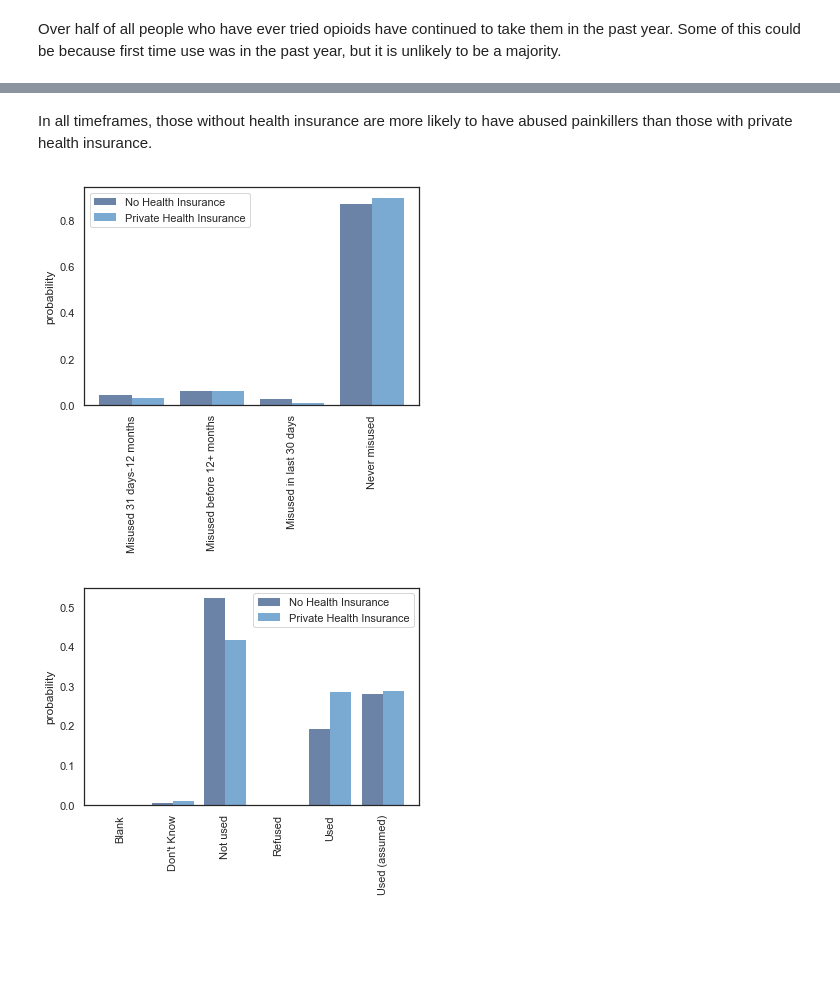
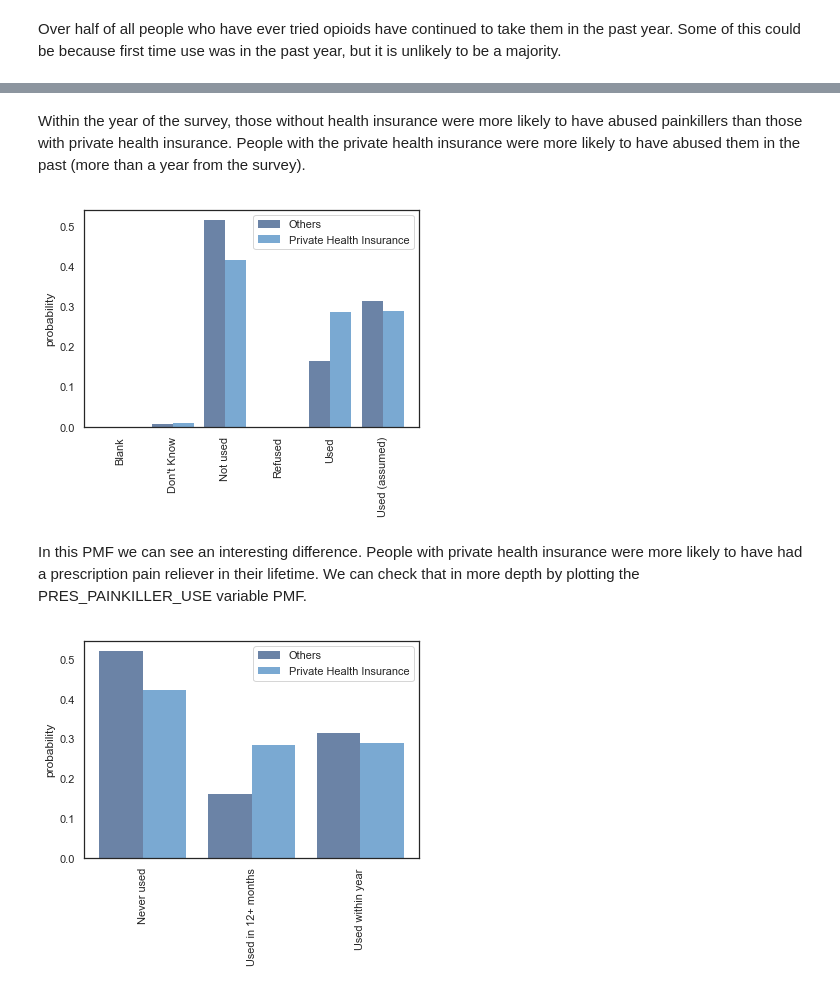
Before and after one commit to mhreid/OpioidsAndDemographics, a Jupyter notebook: project1/Opioids_and_Health_Insurance.ipynb, the cells around one changed output, grey strips where cells are left out. Cells and saved outputs as stored; diff of their text form; code cells hidden in the pictures; blank space fills up the shorter version.

```diff
--- a/project1/Opioids_and_Health_Insurance.ipynb
+++ b/project1/Opioids_and_Health_Insurance.ipynb
@@ -198,3 +314,3 @@ decorate(ylabel='Probability', title='Recent painkiller misuse for people who ha
 # %%
-no_hi = df[df.HEALTH_INSURANCE == "Without any HI"]
+no_hi = df[df.HEALTH_INSURANCE != "Has Private HI"]
 priv_hi = df[df.HEALTH_INSURANCE == "Has Private HI"]
@@ -201,20 +326,22 @@ priv_hi = df[df.HEALTH_INSURANCE == "Has Private HI"]
 # %% [markdown]
-In all timeframes, those without health insurance are more likely to have abused painkillers than those with private health insurance.
+Within the year of the survey, those without health insurance were more likely to have abused painkillers than those with private health insurance. People with the private health insurance were more likely to have abused them in the past (more than a year from the survey).
 # %%
-pmf_a = Pmf(no_hi["REC_PAINKILLER_MISUSE"])
-pmf_b = Pmf(priv_hi["REC_PAINKILLER_MISUSE"])
-thinkplot.Hist(pmf_a, align='right', width=width, label = 'No Health Insurance')
-thinkplot.Hist(pmf_b, align='left', width=width, label = 'Private Health Insurance')
-plt.xticks(np.arange(0, 4, step=1), rotation='vertical')
+pmf_c = Pmf(no_hi["ANY_PAINKILLER_LIFETIME"])
+pmf_d = Pmf(priv_hi["ANY_PAINKILLER_LIFETIME"])
+thinkplot.Hist(pmf_c, align='right', width=width, label = 'Others')
+thinkplot.Hist(pmf_d, align='left', width=width, label = 'Private Health Insurance')
+plt.xticks(np.arange(0, 6, step=1), rotation='vertical')
 thinkplot.Config(ylabel='probability')
 # %% [output]
-[figure, old version]
+[figure, new version]
+# %% [markdown]
+In this PMF we can see an interesting difference. People with private health insurance were more likely to have had a prescription pain reliever in their lifetime. We can check that in more depth by plotting the PRES_PAINKILLER_USE variable PMF.
 # %%
-pmf_c = Pmf(no_hi["ANY_PAINKILLER_LIFETIME"])
-pmf_d = Pmf(priv_hi["ANY_PAINKILLER_LIFETIME"])
-thinkplot.Hist(pmf_c, align='right', width=width, label = 'No Health Insurance')
-thinkplot.Hist(pmf_d, align='left', width=width, label = 'Private Health Insurance')
-plt.xticks(np.arange(0, 6, step=1), rotation='vertical')
+pmf_e = Pmf(no_hi["PRES_PAINKILLER_USE"])
+pmf_f = Pmf(priv_hi["PRES_PAINKILLER_USE"])
+thinkplot.Hist(pmf_e, align='right', width=width, label = 'Others')
+thinkplot.Hist(pmf_f, align='left', width=width, label = 'Private Health Insurance')
+plt.xticks(np.arange(0, 3, step=1), rotation='vertical')
 thinkplot.Config(ylabel='probability')
 # %% [output]
-[figure, old version]
+[figure, new version]
```
Also changed, not shown: parts of 48 cells of this notebook, 2 other files.
